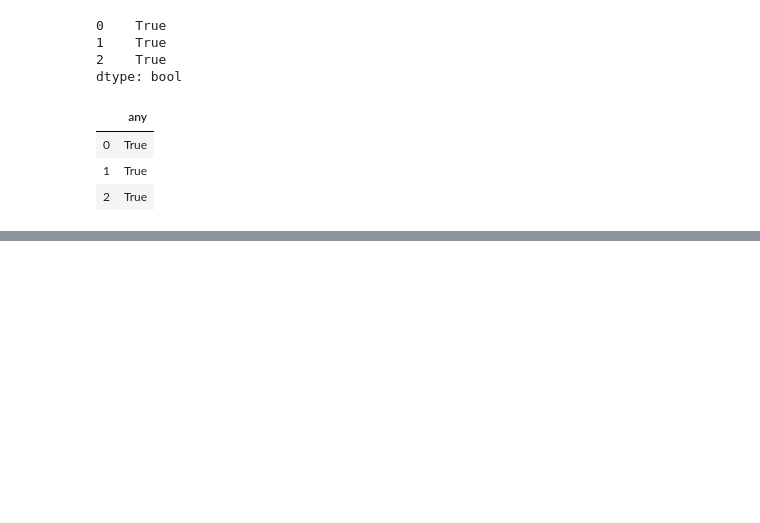
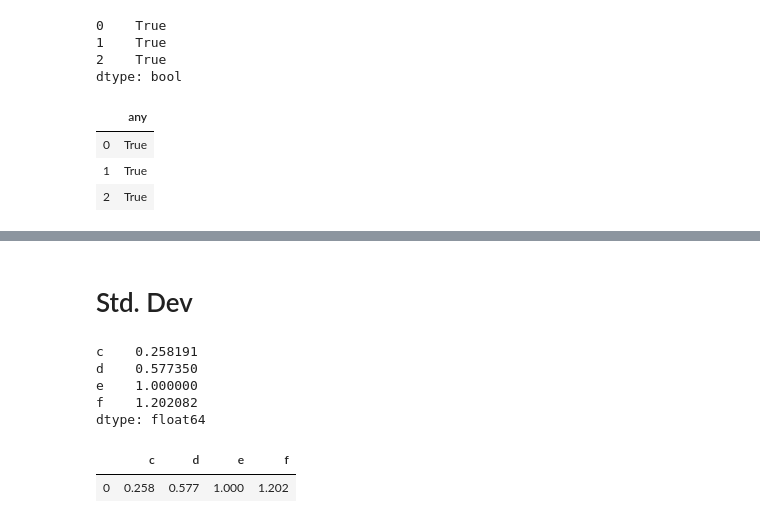
Before and after one commit to najafmurtaza/Analytica, a Jupyter notebook: Test Lib.ipynb, the cells around one changed output, grey strips where cells are left out. Cells and saved outputs as stored; diff of their text form; code cells hidden in the pictures; blank space fills up the shorter version.

```diff
--- a/Test Lib.ipynb
+++ b/Test Lib.ipynb
@@ -675,0 +719,13 @@ dtype: bool
+# %% [markdown]
+# Std. Dev
+# %%
+print(pd_df.std())
+alt_df.std()
+# %% [output]
+c    0.258191
+d    0.577350
+e    1.000000
+f    1.202082
+dtype: float64
+|  | c | d | e | f |
+| 0 | 0.258 | 0.577 | 1.000 | 1.202 |
```
Also changed, not shown: parts of 34 cells of this notebook, 2 other files.
